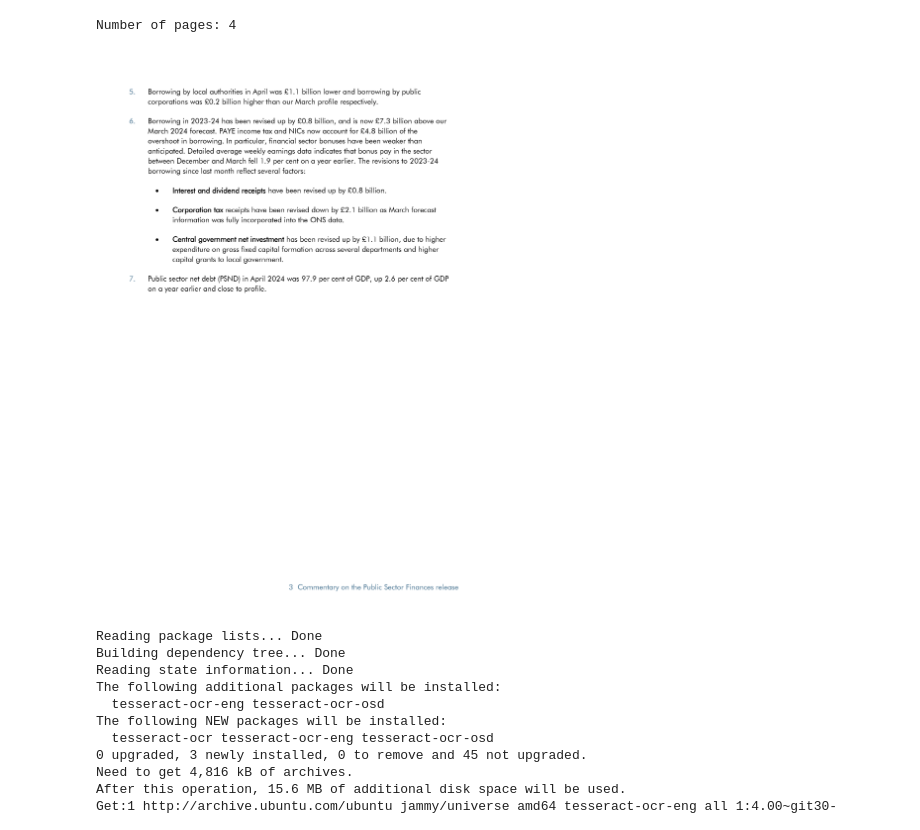
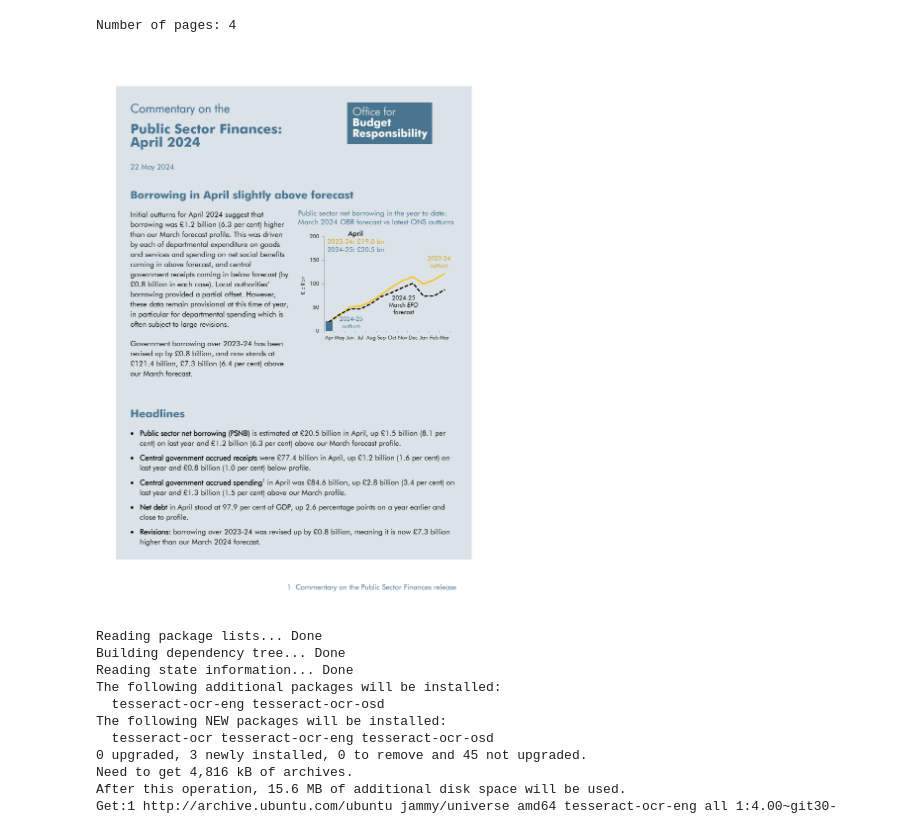
Before and after one commit to mhtattersall/LLM, a Jupyter notebook: GenAI.ipynb, the cells around one changed output. Drawn from its saved outputs; the diff is of its cells as text; code cells hidden in the pictures.

```diff
--- a/GenAI.ipynb
+++ b/GenAI.ipynb
@@ -60,10 +60,10 @@ print("Number of pages:", len(pdf_images))
 # %% [output]
 Number of pages: 4
 # %%
-# view an example page, in this case page 3 (at index 2 of the list)
-pdf_images[2]
+# view the first page (at index 0 of the list)
+pdf_images[0]
 # %% [output]
-[figure, old version]
+[figure, new version]
 # %%
 # Install the Tesseract-OCR package along with the required dependencies
 !apt-get install tesseract-ocr
```
Also changed, not shown: parts of 2 cells of this notebook.
